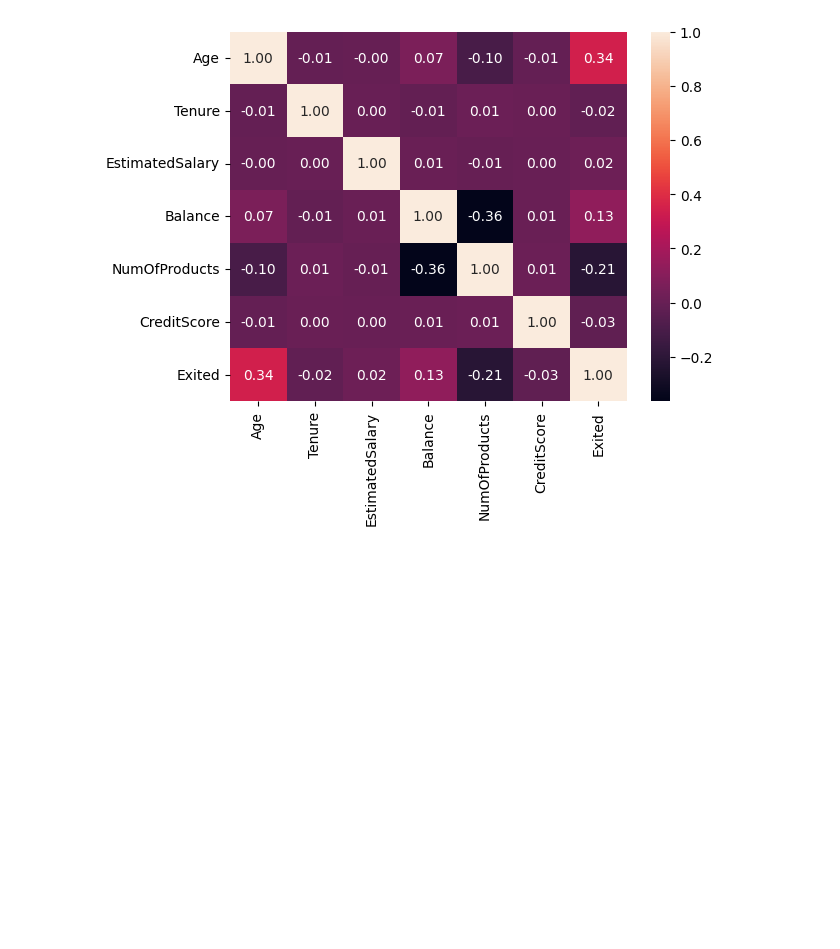
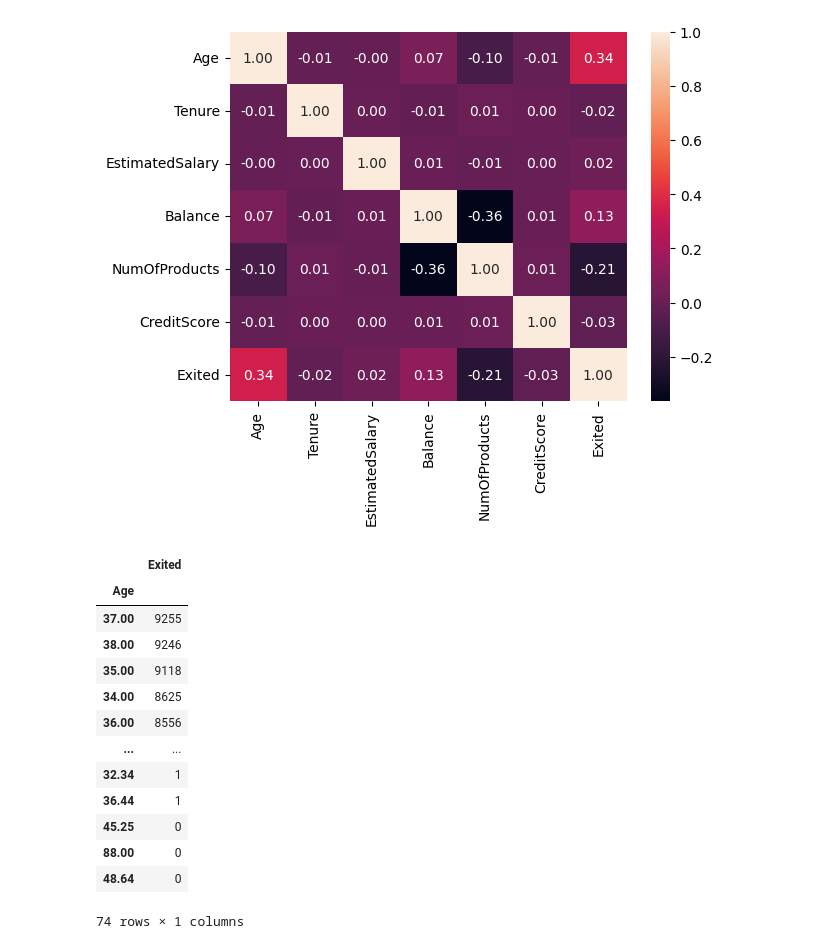
Before and after one commit to MarcusO17/kaggle-comps, a Jupyter notebook: main.ipynb, the cells around one changed output. Saved outputs shown, nothing was run; the diff lists cells and outputs as text; code cells hidden in the pictures; blank space fills up the shorter version.

```diff
--- a/main.ipynb
+++ b/main.ipynb
@@ -289,3 +299,20 @@ sns.heatmap(df[['Age','Tenure','EstimatedSalary','Balance','NumOfProducts','Cred
 plt.show()
 # %% [output]
 [figure]
+# %%
+pd.pivot_table(df,index='Age',values='Exited',aggfunc='count').sort_values(ascending=False,by='Exited')
+# %% [output]
+|  | Exited |
+| Age |  |
+| 37.00 | 9255 |
+| 38.00 | 9246 |
+| 35.00 | 9118 |
+| 34.00 | 8625 |
+| 36.00 | 8556 |
+| ... | ... |
+| 32.34 | 1 |
+| 36.44 | 1 |
+| 45.25 | 0 |
+| 88.00 | 0 |
+| 48.64 | 0 |
+74 rows × 1 columns
```
Also changed, not shown: parts of 7 cells of this notebook.
